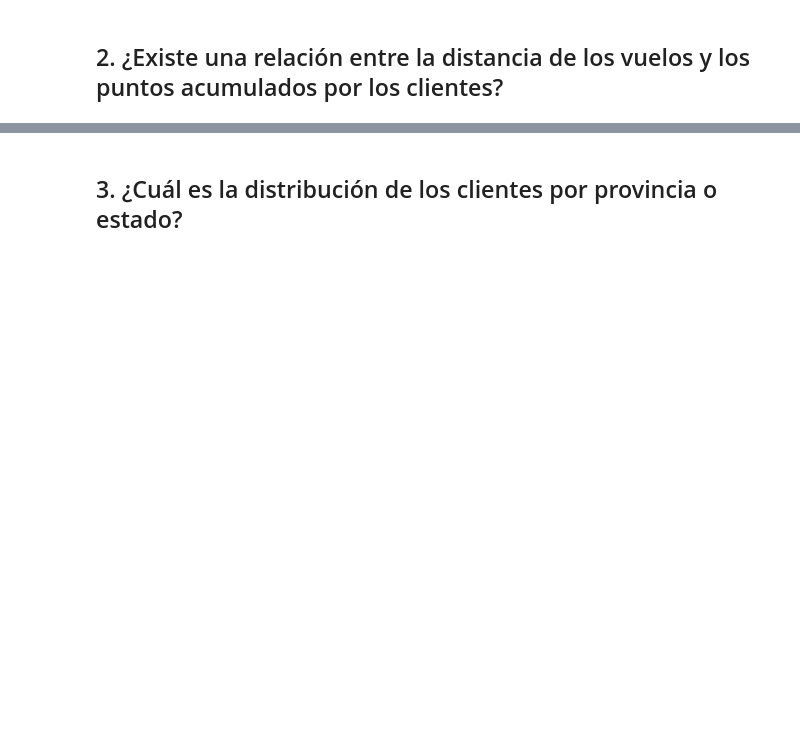
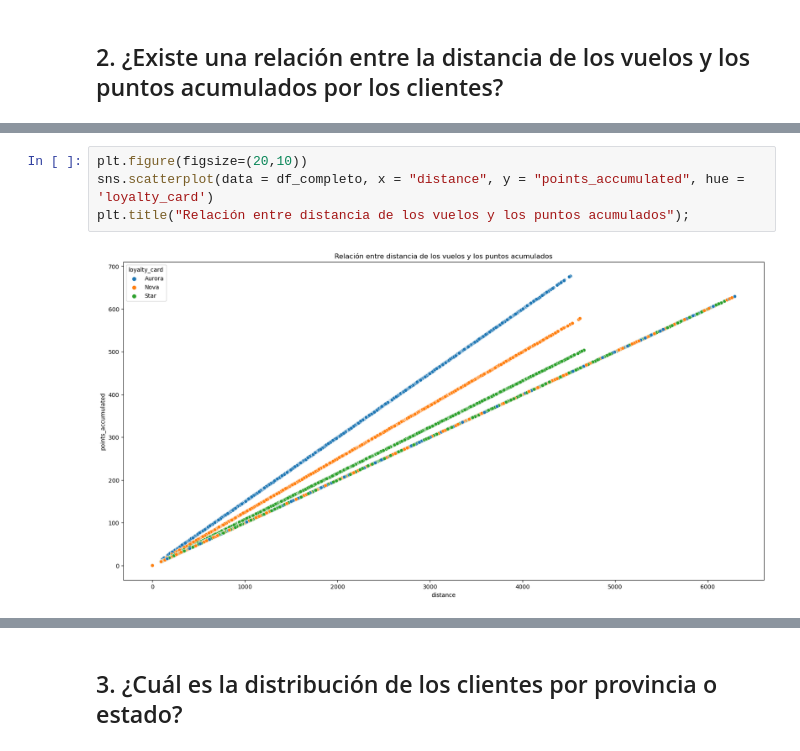
Before and after one commit to Adalab/bda-modulo-3-evaluacion-final-inesaag, a Jupyter notebook: evaluacion.ipynb, the cells around one changed output, grey strips where cells are left out. Saved outputs shown, nothing was run; the diff lists cells and outputs as text; blank space fills up the shorter version.

```diff
--- a/evaluacion.ipynb
+++ b/evaluacion.ipynb
@@ -474,0 +578,6 @@ Usando las herramientas de visualización que has aprendido durante este módulo
+# %%
+plt.figure(figsize=(20,10))
+sns.scatterplot(data = df_completo, x = "distance", y = "points_accumulated", hue = 'loyalty_card')
+plt.title("Relación entre distancia de los vuelos y los puntos acumulados");
+# %% [output]
+[figure, added]
```
Also changed, not shown: parts of 24 cells of this notebook.
